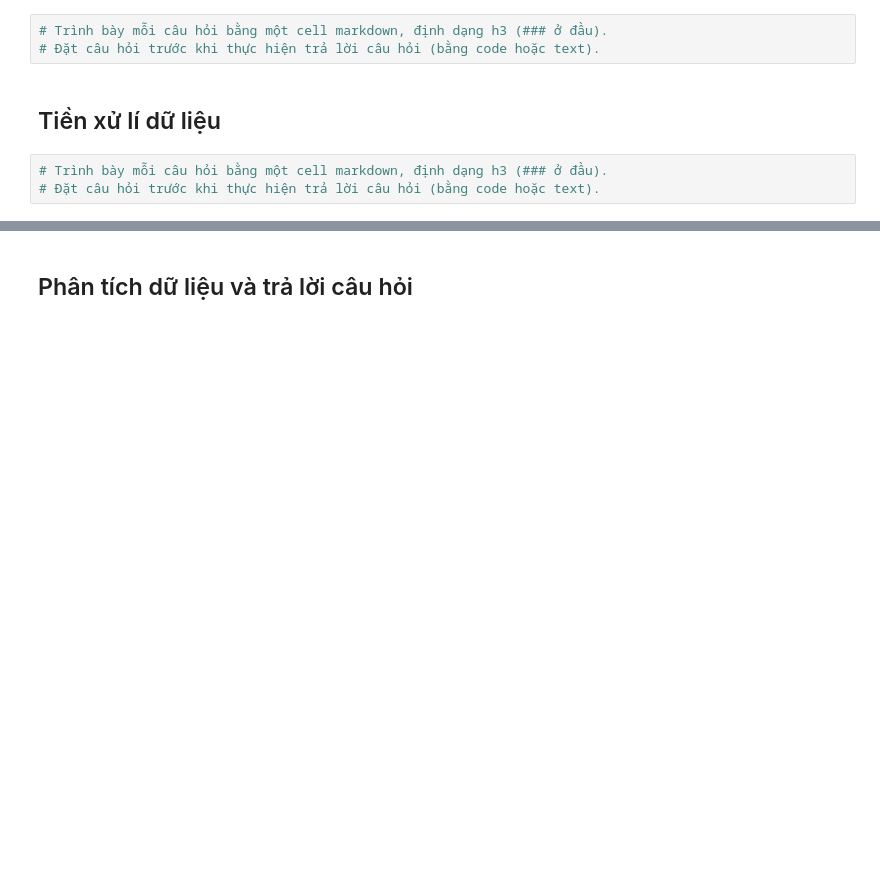
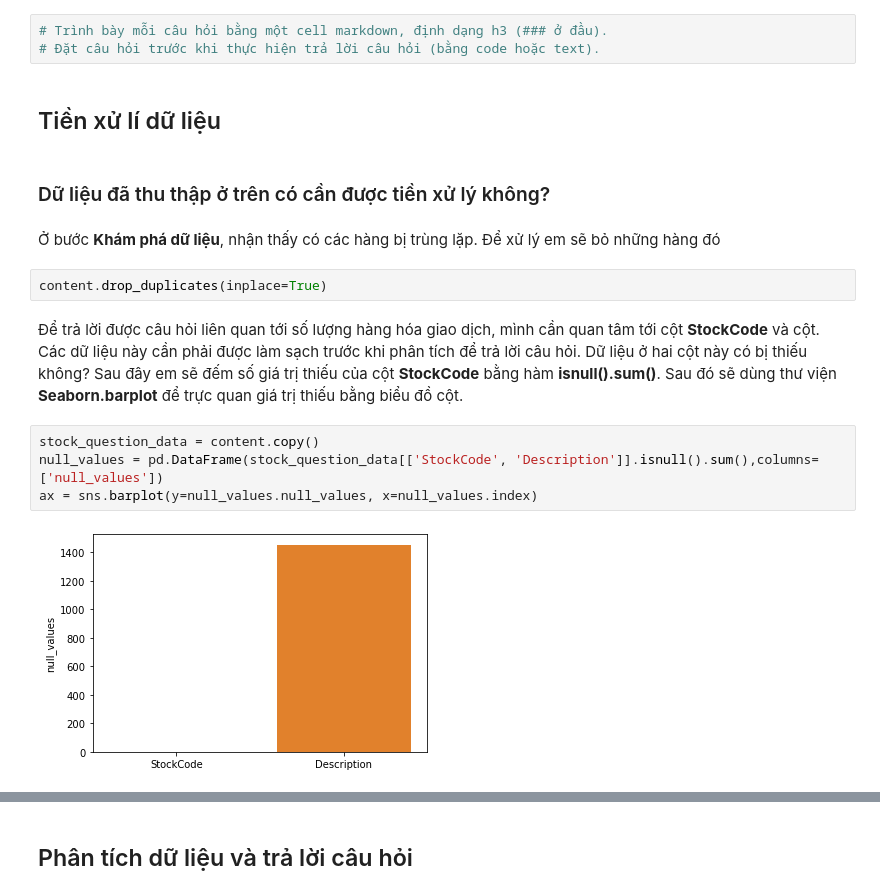
Before and after one commit to hudavn/G12-P4DS-Final, a Jupyter notebook: G12_FinalProject.ipynb, the cells around one changed output, grey strips where cells are left out. Cells and saved outputs as stored; diff of their text form; blank space fills up the shorter version.

Commit message:
Question 1,2 and reflect

```diff
--- a/G12_FinalProject.ipynb
+++ b/G12_FinalProject.ipynb
@@ -210,6 +209,17 @@ Nhìn vào các giá trị ở cột <b>Description</b> bị thiếu, nhận th
 # Đặt câu hỏi trước khi thực hiện trả lời câu hỏi (bằng code hoặc text).
 # %% [markdown]
 ## Tiền xử lí dữ liệu
-# %%
-# Trình bày mỗi câu hỏi bằng một cell markdown, định dạng h3 (### ở đầu).
-# Đặt câu hỏi trước khi thực hiện trả lời câu hỏi (bằng code hoặc text).
+# %% [markdown]
+### Dữ liệu đã thu thập ở trên có cần được tiền xử lý không?
+# %% [markdown]
+Ở bước <b>Khám phá dữ liệu</b>, nhận thấy có các hàng bị trùng lặp. Để xử lý em sẽ bỏ những hàng đó
+# %%
+content.drop_duplicates(inplace=True)
+# %% [markdown]
+Để trả lời được câu hỏi liên quan tới số lượng hàng hóa giao dịch, mình cần quan tâm tới cột <b>StockCode</b> và cột. Các dữ liệu này cần phải được làm sạch trước khi phân tích để trả lời câu hỏi. Dữ liệu ở hai cột này có bị thiếu không? Sau đây em sẽ đếm số giá trị thiếu của cột <b>StockCode</b> bằng hàm <b>isnull().sum()</b>. Sau đó sẽ dùng thư viện <b>Seaborn.barplot</b> để trực quan giá trị thiếu bằng biểu đồ cột.
+# %%
+stock_question_data = content.copy()
+null_values = pd.DataFrame(stock_question_data[['StockCode', 'Description']].isnull().sum(),columns=['null_values'])
+ax = sns.barplot(y=null_values.null_values, x=null_values.index)
+# %% [output]
+[figure, added]
```
Also changed, not shown: parts of 25 cells of this notebook.
